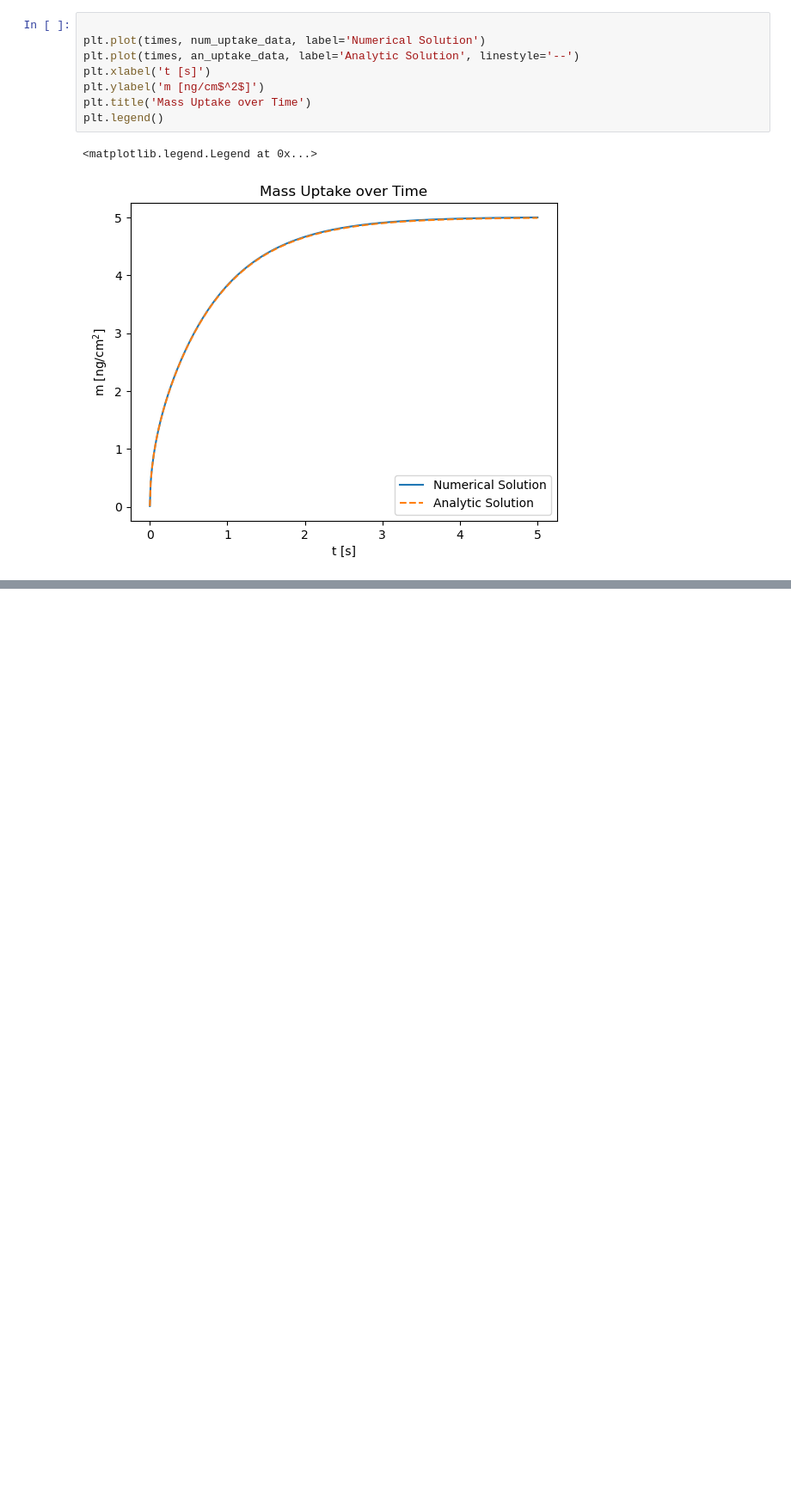
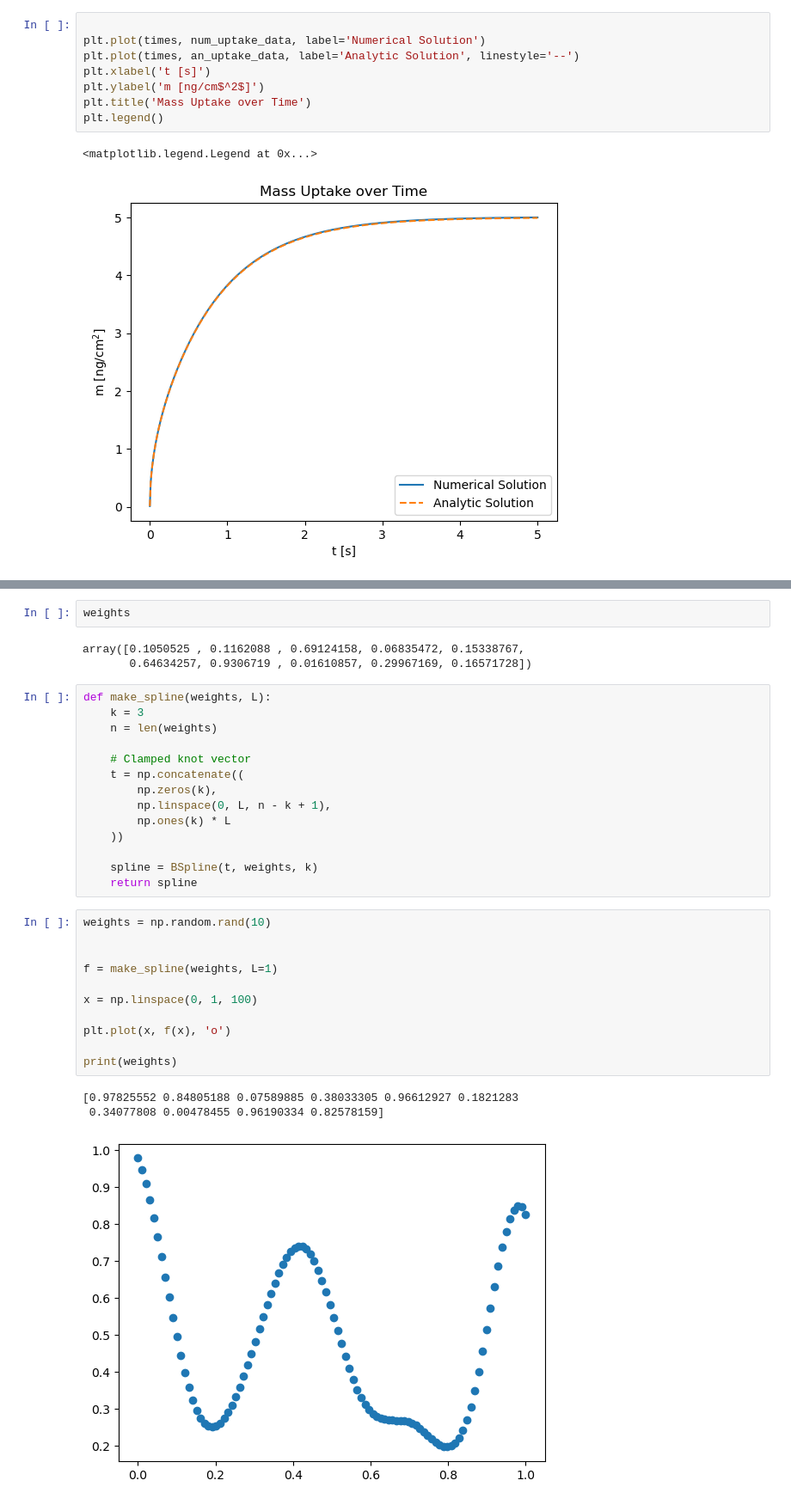
Before and after one commit to william-dove/Diffusion-Modeling, a Jupyter notebook: DopantUptake.ipynb, the cells around one changed output, grey strips where cells are left out. Shown at 86% size. Cells and saved outputs as stored; diff of their text form; blank space fills up the shorter version.

```diff
--- a/DopantUptake.ipynb
+++ b/DopantUptake.ipynb
@@ -1061,0 +1248,34 @@ plt.legend()
+# %%
+weights
+# %% [output]
+array([0.1050525 , 0.1162088 , 0.69124158, 0.06835472, 0.15338767,
+       0.64634257, 0.9306719 , 0.01610857, 0.29967169, 0.16571728])
+# %%
+def make_spline(weights, L):
+    k = 3
+    n = len(weights)
+
+    # Clamped knot vector
+    t = np.concatenate((
+        np.zeros(k),
+        np.linspace(0, L, n - k + 1),
+        np.ones(k) * L
+    ))
+
+    spline = BSpline(t, weights, k)
+    return spline
+# %%
+weights = np.random.rand(10)
+
+
+f = make_spline(weights, L=1)
+
+x = np.linspace(0, 1, 100)
+
+plt.plot(x, f(x), 'o')
+
+print(weights)
+# %% [output]
+[0.97825552 0.84805188 0.07589885 0.38033305 0.96612927 0.1821283
+ 0.34077808 0.00478455 0.96190334 0.82578159]
+[figure, added]
```
Also changed, not shown: parts of 13 cells of this notebook.
